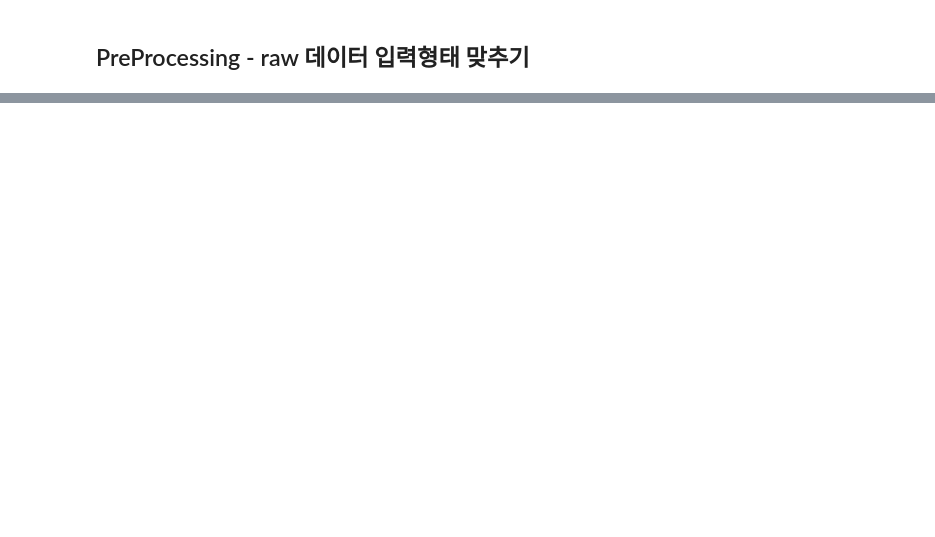
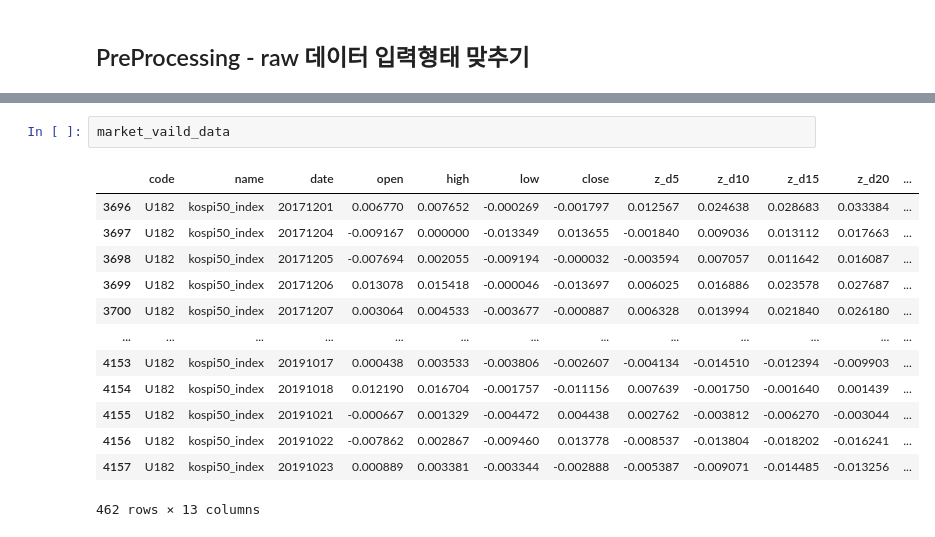
Before and after one commit to Stock-Recommandation-System-based-on-AI/modeling, a Jupyter notebook: illstandtall/DTML.ipynb, the cells around one changed output, grey strips where cells are left out. Drawn from its saved outputs; the diff is of its cells as text; blank space fills up the shorter version.

```diff
--- a/illstandtall/DTML.ipynb
+++ b/illstandtall/DTML.ipynb
@@ -25,0 +109,16 @@ kospi50
+# %%
+market_vaild_data
+# %% [output]
+|  | code | name | date | open | high | low | close | z_d5 | z_d10 | z_d15 | z_d20 | ... |
+| 3696 | U182 | kospi50_index | 20171201 | 0.006770 | 0.007652 | -0.000269 | -0.001797 | 0.012567 | 0.024638 | 0.028683 | 0.033384 | ... |
+| 3697 | U182 | kospi50_index | 20171204 | -0.009167 | 0.000000 | -0.013349 | 0.013655 | -0.001840 | 0.009036 | 0.013112 | 0.017663 | ... |
+| 3698 | U182 | kospi50_index | 20171205 | -0.007694 | 0.002055 | -0.009194 | -0.000032 | -0.003594 | 0.007057 | 0.011642 | 0.016087 | ... |
+| 3699 | U182 | kospi50_index | 20171206 | 0.013078 | 0.015418 | -0.000046 | -0.013697 | 0.006025 | 0.016886 | 0.023578 | 0.027687 | ... |
+| 3700 | U182 | kospi50_index | 20171207 | 0.003064 | 0.004533 | -0.003677 | -0.000887 | 0.006328 | 0.013994 | 0.021840 | 0.026180 | ... |
+| ... | ... | ... | ... | ... | ... | ... | ... | ... | ... | ... | ... | ... |
+| 4153 | U182 | kospi50_index | 20191017 | 0.000438 | 0.003533 | -0.003806 | -0.002607 | -0.004134 | -0.014510 | -0.012394 | -0.009903 | ... |
+| 4154 | U182 | kospi50_index | 20191018 | 0.012190 | 0.016704 | -0.001757 | -0.011156 | 0.007639 | -0.001750 | -0.001640 | 0.001439 | ... |
+| 4155 | U182 | kospi50_index | 20191021 | -0.000667 | 0.001329 | -0.004472 | 0.004438 | 0.002762 | -0.003812 | -0.006270 | -0.003044 | ... |
+| 4156 | U182 | kospi50_index | 20191022 | -0.007862 | 0.002867 | -0.009460 | 0.013778 | -0.008537 | -0.013804 | -0.018202 | -0.016241 | ... |
+| 4157 | U182 | kospi50_index | 20191023 | 0.000889 | 0.003381 | -0.003344 | -0.002888 | -0.005387 | -0.009071 | -0.014485 | -0.013256 | ... |
+462 rows × 13 columns
```
Also changed, not shown: parts of 22 cells of this notebook, 3 other files.
